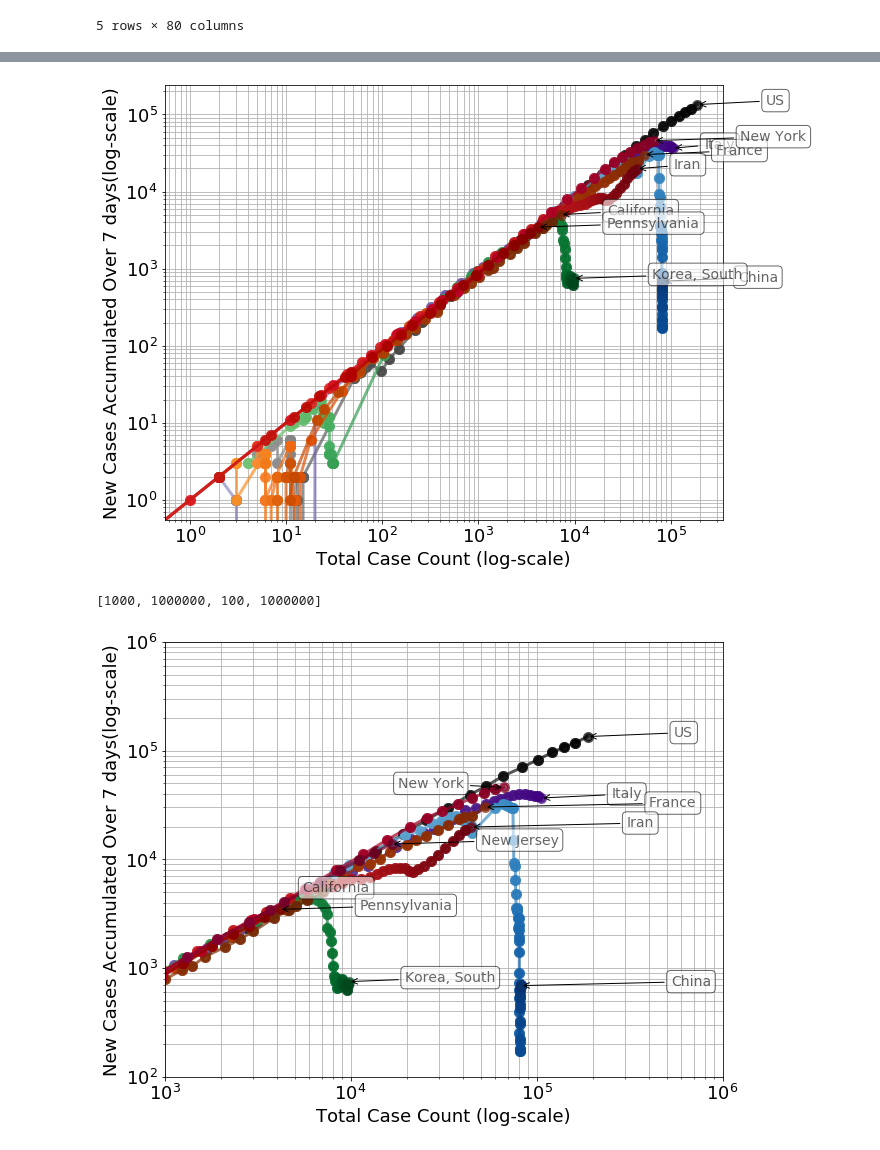
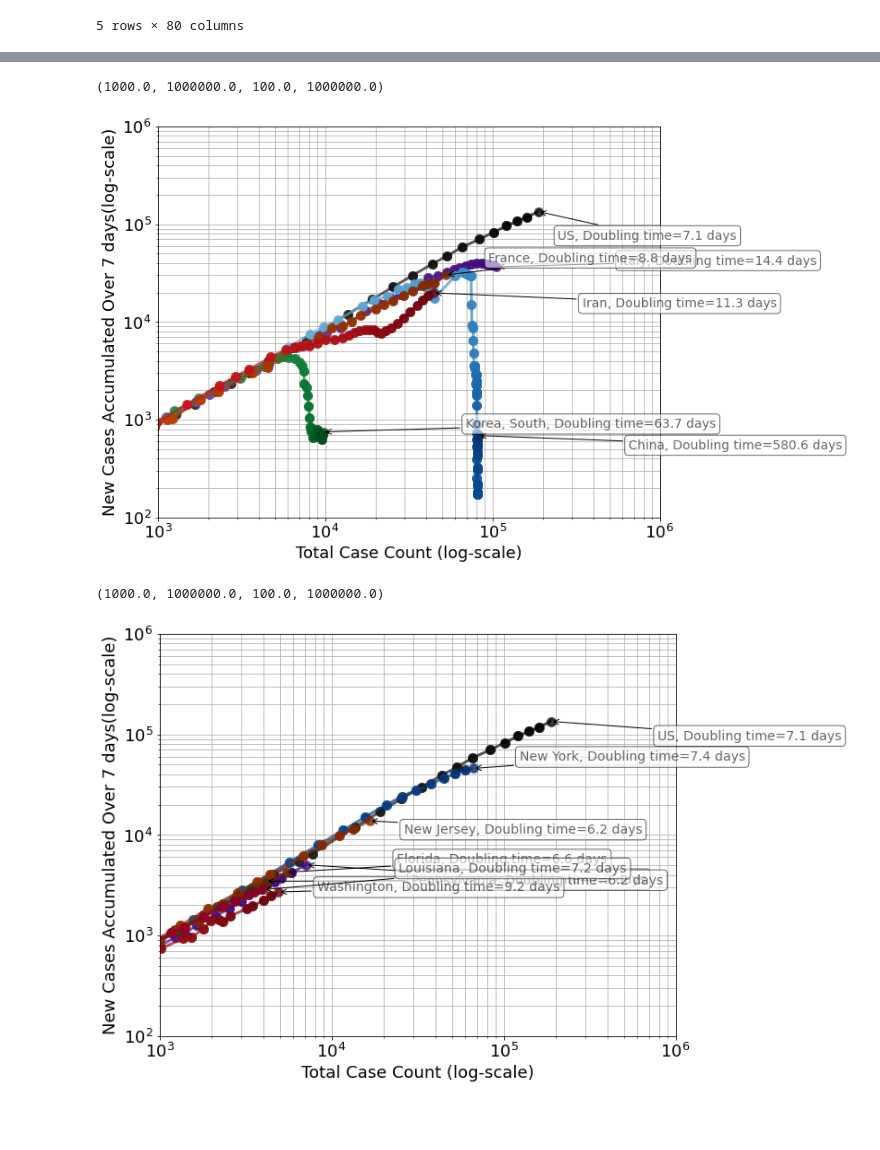
Before and after one commit to nrhinehart/COVID-19-pyvis, a Jupyter notebook: overview_plotting_example.ipynb, the cells around one changed output, grey strips where cells are left out. Drawn from its saved outputs; the diff is of its cells as text; code cells hidden in the pictures; blank space fills up the shorter version.

Commit message:
doubling rate calculation and plotting

```diff
--- a/overview_plotting_example.ipynb
+++ b/overview_plotting_example.ipynb
@@ -89,6 +90,13 @@ def plot_rate_vs_cases_of_df(df, window_size=7, cmap='cool', fig=None, label=Non
     colors = sm.to_rgba(scalars)
     x = df.values[window_size:]
     y = new_cases_per_period
+    # Most recent new cases / Centered total = growth rate
+    growth_rate = (x[-1]-x[-2]))/x[-1]*100
+    # N_t=N_0*(1 + r)**t
+    # 2 = N_{t_double} / N_0 = (1+r)**t_double
+    # log(2) = t_double log(1+r)
+    # log(2) / log(1+r) = t_double
+    doubling_time = np.log(2)/np.log(1+growth_rate/100)
     for idx in range(len(x)-1):
         x0, x1 = x[idx], x[idx+1]
         y0, y1 = y[idx], y[idx+1]
@@ -103,15 +111,15 @@ def plot_rate_vs_cases_of_df(df, window_size=7, cmap='cool', fig=None, label=Non
     if label is not None:
         ann_idx = -1
         xann_idx = x.size-1
-        ax.annotate("{}".format(label), #,, df.index[window_size:][ann_idx]),
+        ax.annotate("{}, Doubling time={:.1f} days".format(label, doubling_time), #,, df.index[window_size:][ann_idx]),
                     (x[ann_idx], y[ann_idx]),
-                    (8*np.random.random()*x[xann_idx], y[ann_idx]),
+                    (max(min(8*np.random.random()*x[xann_idx]+1, 1e6), 1), max(min(y[ann_idx]*(np.random.random()+.5), 1e6), 1)),
                     textcoords='data',
                     alpha=0.6,
                     bbox=dict(boxstyle="round", fc="w", alpha=0.6),
                     fontsize=14,
                     arrowprops={'arrowstyle': '->'})
-
+    ax.axis([1,1e9,1,1e9])
     return fig
 
 def plot_rate_vs_cases_of_states(states, **kwargs):
@@ -142,35 +130,34 @@ sorted(set(all_countries))
 # %%
 ##
 countries = ['US', 'Italy', 'China', 'Korea, South', 'France', 'Iran']
 # countries = ['China']
 
-states = ['California', 'New York', 'Pennsylvania']
+states = [] #['California', 'New York', 'Pennsylvania']
 cmaps = [ 'Greys', 'Purples', 'Blues', 'Greens', 'Oranges', 'Reds',
             'YlOrBr', 'YlOrRd', 'OrRd', 'PuRd', 'RdPu', 'BuPu',
             'GnBu', 'PuBu', 'YlGnBu', 'PuBuGn', 'BuGn', 'YlGn']
 window_size=7
 
 ##
 fig = None
 cidx = 0
 for country in countries:
     assert(country in all_countries), country
     fig = plot_rate_vs_cases_of_country([country], label=country,
                                         fig=fig, window_size=window_size, cmap=cmaps[cidx])
     cidx += 1
 for state in states:
     fig = plot_rate_vs_cases_of_states([state], label=state,
                                        fig=fig, window_size=window_size, cmap=cmaps[cidx])
     cidx += 1
-# fig.gca().axis([10**4, 10**6, 10**3, 10**6])
+fig.gca().axis([10**3, 10**6, 10**2, 10**6])
 # %% [output]
+(1000.0, 1000000.0, 100.0, 1000000.0)
-[figure, old version]
+[figure, new version]
 # %%
 ##
-countries = ['US', 'Italy', 'China', 'Korea, South', 'France', 'Iran']
-# countries = ['China']
-
-states = ['California', 'New York', 'Pennsylvania', 'New Jersey']
+countries = ['US']
+states = ['California', 'New York', 'Pennsylvania', 'New Jersey', 'Washington', 'Florida', 'Louisiana']
 cmaps = [ 'Greys', 'Purples', 'Blues', 'Greens', 'Oranges', 'Reds',
             'YlOrBr', 'YlOrRd', 'OrRd', 'PuRd', 'RdPu', 'BuPu',
             'GnBu', 'PuBu', 'YlGnBu', 'PuBuGn', 'BuGn', 'YlGn']
@@ -184,11 +171,14 @@ for country in countries:
     fig = plot_rate_vs_cases_of_country([country], label=country,
                                         fig=fig, window_size=window_size, cmap=cmaps[cidx])
     cidx += 1
+    cidx %= len(cmaps)
 for state in states:
+    assert(state in all_states)
     fig = plot_rate_vs_cases_of_states([state], label=state,
                                        fig=fig, window_size=window_size, cmap=cmaps[cidx])
     cidx += 1
+    cidx %= len(cmaps)
 fig.gca().axis([10**3, 10**6, 10**2, 10**6])
 # %% [output]
-[1000, 1000000, 100, 1000000]
+(1000.0, 1000000.0, 100.0, 1000000.0)
-[figure, old version]
+[figure, new version]
```
Also changed, not shown: parts of 11 cells of this notebook.
